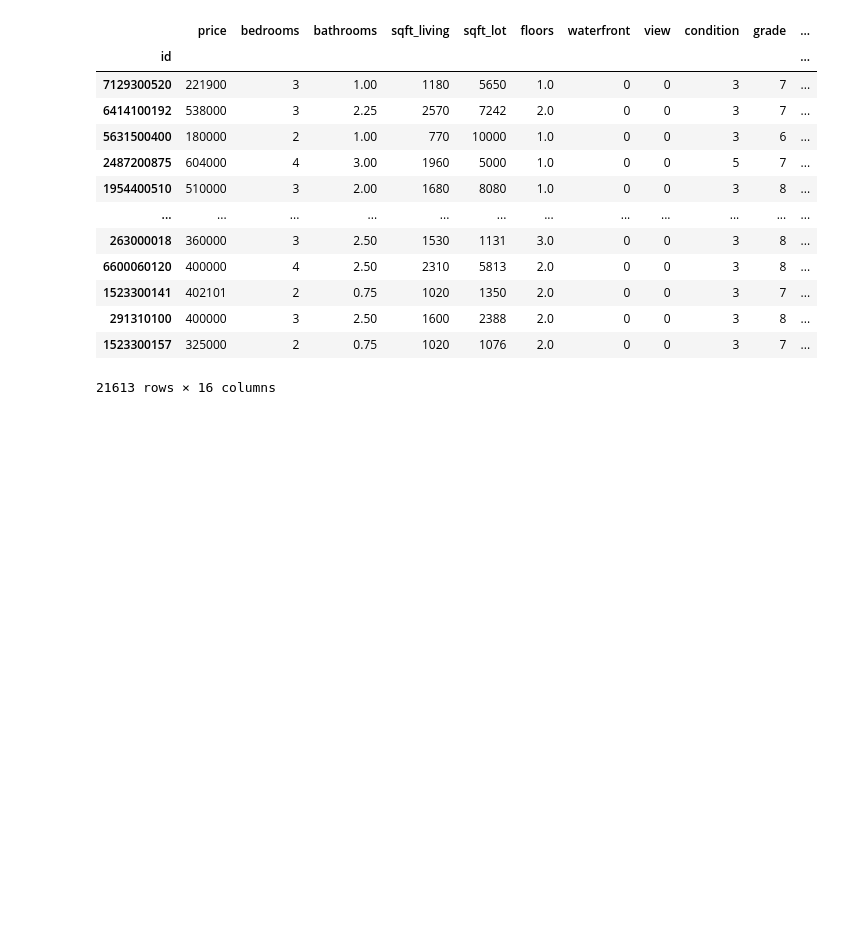
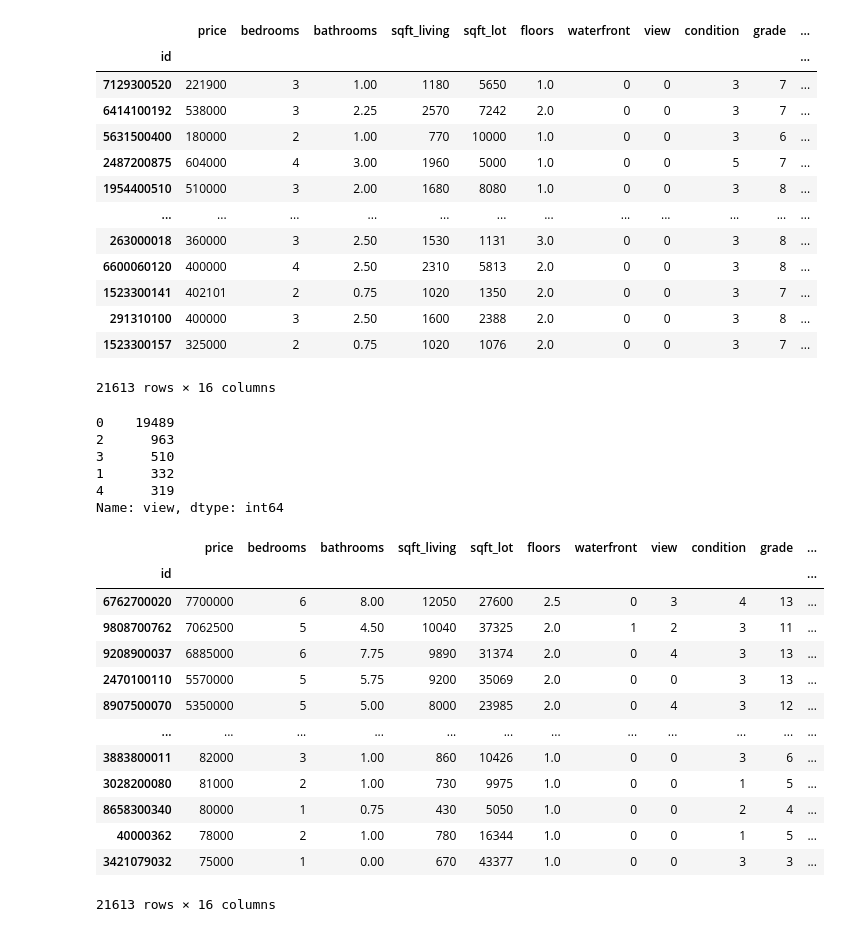
Before and after one commit to Kbeat438/Housing_Prices_Regression, a Jupyter notebook: Housing_prices.ipynb, the cells around one changed output. Drawn from its saved outputs; the diff is of its cells as text; code cells hidden in the pictures; blank space fills up the shorter version.

```diff
--- a/Housing_prices.ipynb
+++ b/Housing_prices.ipynb
@@ -77,0 +77,30 @@ new_housing_prices_df
+# %%
+#checking value count of less common columns
+#new_housing_prices_df.waterfront.value_counts()
+new_housing_prices_df.view.value_counts()
+# %% [output]
+0    19489
+2      963
+3      510
+1      332
+4      319
+Name: view, dtype: int64
+# %%
+#sort by price
+new_housing_prices_df = new_housing_prices_df.sort_values(by='price', ascending=False)
+new_housing_prices_df
+# %% [output]
+|  | price | bedrooms | bathrooms | sqft_living | sqft_lot | floors | waterfront | view | condition | grade | ... |
+| id |  |  |  |  |  |  |  |  |  |  | ... |
+| 6762700020 | 7700000 | 6 | 8.00 | 12050 | 27600 | 2.5 | 0 | 3 | 4 | 13 | ... |
+| 9808700762 | 7062500 | 5 | 4.50 | 10040 | 37325 | 2.0 | 1 | 2 | 3 | 11 | ... |
+| 9208900037 | 6885000 | 6 | 7.75 | 9890 | 31374 | 2.0 | 0 | 4 | 3 | 13 | ... |
+| 2470100110 | 5570000 | 5 | 5.75 | 9200 | 35069 | 2.0 | 0 | 0 | 3 | 13 | ... |
+| 8907500070 | 5350000 | 5 | 5.00 | 8000 | 23985 | 2.0 | 0 | 4 | 3 | 12 | ... |
+| ... | ... | ... | ... | ... | ... | ... | ... | ... | ... | ... | ... |
+| 3883800011 | 82000 | 3 | 1.00 | 860 | 10426 | 1.0 | 0 | 0 | 3 | 6 | ... |
+| 3028200080 | 81000 | 2 | 1.00 | 730 | 9975 | 1.0 | 0 | 0 | 1 | 5 | ... |
+| 8658300340 | 80000 | 1 | 0.75 | 430 | 5050 | 1.0 | 0 | 0 | 2 | 4 | ... |
+| 40000362 | 78000 | 2 | 1.00 | 780 | 16344 | 1.0 | 0 | 0 | 1 | 5 | ... |
+| 3421079032 | 75000 | 1 | 0.00 | 670 | 43377 | 1.0 | 0 | 0 | 3 | 3 | ... |
+21613 rows × 16 columns
```
Also changed, not shown: parts of 4 cells of this notebook.
